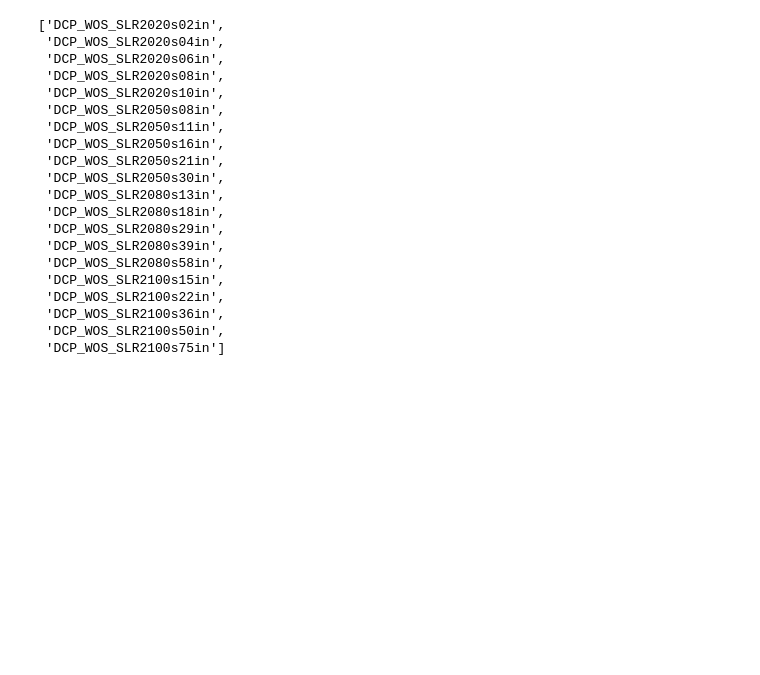
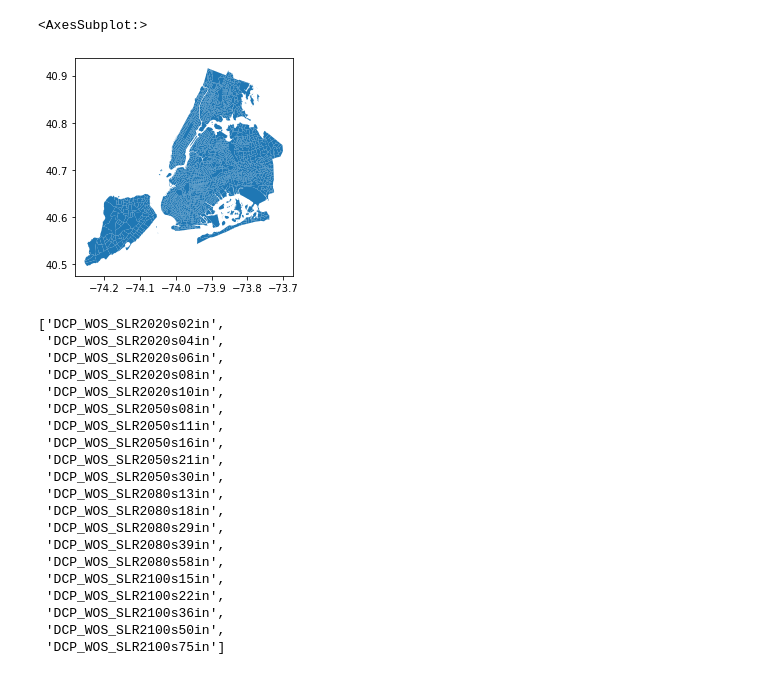
Before and after one commit to jjbasinger/up206a_groupproject, a Jupyter notebook: Group Assignments/sea level rise.ipynb, the cells around one changed output. Drawn from its saved outputs; the diff is of its cells as text; code cells hidden in the pictures; blank space fills up the shorter version.

```diff
--- a/Group Assignments/sea level rise.ipynb
+++ b/Group Assignments/sea level rise.ipynb
@@ -4,6 +4,13 @@ import geopandas as gpd
 import contextily as ctx
 import matplotlib.pyplot as plt
 import fiona
+# %%
+censusdata = gpd.read_file('../currentdata/fullcensustractdata.geojson')
+# %%
+censusdata.plot(column='Population )
+# %% [output]
+<AxesSubplot:>
+[figure, added]
 # %%
 layers = fiona.listlayers('../currentdata/NYCFutureHighTideWithSLR.gdb')
 # %%
```
Also changed, not shown: parts of 5 cells of this notebook, 5 other files.
